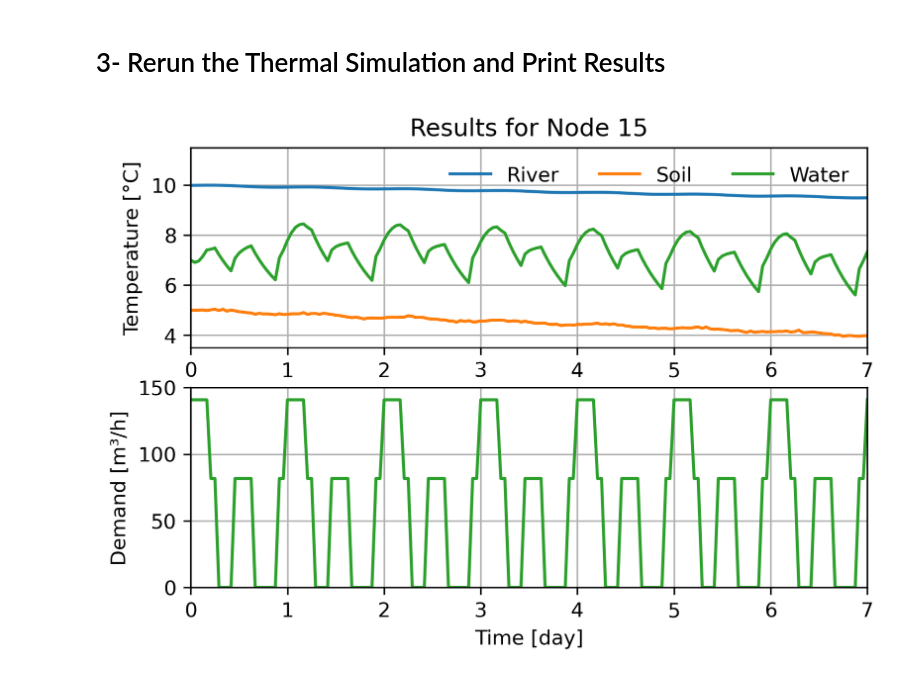
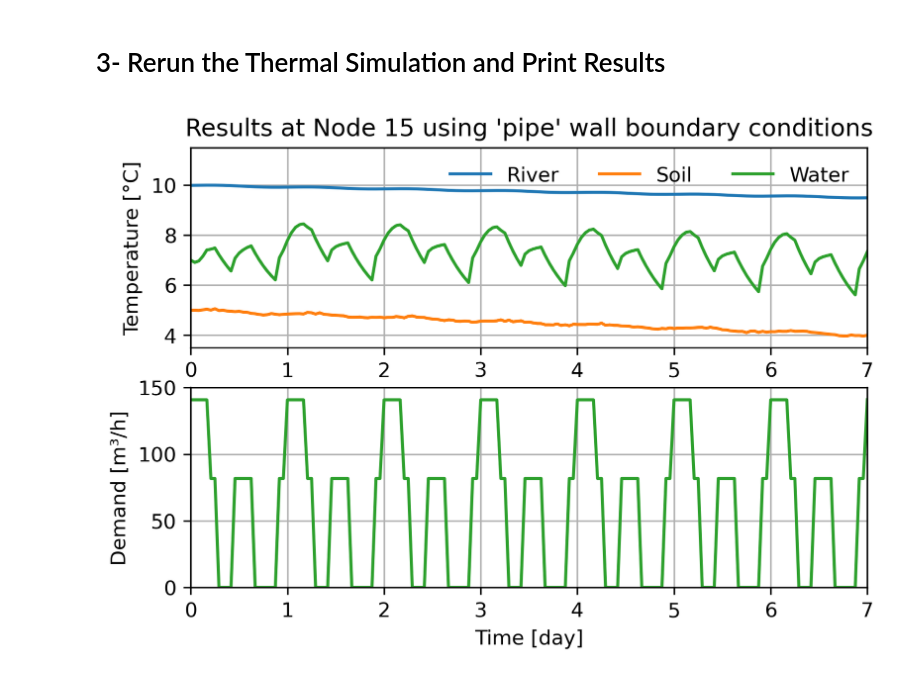
Before and after one commit to MMoatazTolba/WNTR, a Jupyter notebook: examples/thermal_simulation_tutorial.ipynb, the cells around one changed output. Cells and saved outputs as stored; diff of their text form; code cells hidden in the pictures.

```diff
--- a/examples/thermal_simulation_tutorial.ipynb
+++ b/examples/thermal_simulation_tutorial.ipynb
@@ -177,29 +178,29 @@ Additionally the thermal model uses the `specific_gravity` in the `HydraulicOpti
 # %%
 # Rerun the thermal simulation. This time with the weather data given
 Tsim = wntr.sim.ThermalSimulator(wn, results, weather)
 results = Tsim.run_sim()
 
 # Replot results for node '15'
 Tw = results.node['temperature']
 Ts  = results.node['soil_temperature']
 
 fig, ax = plt.subplots(2,1, figsize=(6,4), dpi=300)
 plt.subplot(2,1,1)
 plt.plot(time, Tw['River'], time, Ts['15'], time, Tw['15'])
 plt.ylabel('Temperature [°C]')
 plt.legend(['River','Soil', 'Water'],ncols=3,frameon=False)
 plt.axis([0,7,3.5,11.5])
 plt.grid(visible=True)
-plt.title('Results for Node 15')
+plt.title("Results at Node 15 using 'pipe' wall boundary conditions")
 
 plt.subplot(2,1,2)
 plt.plot(time, demand['15'],'tab:green')
 plt.xlabel('Time [day]'); plt.ylabel('Demand [m³/h]')
 plt.grid(visible=True)
 plt.axis([0,7,0,150])
 plt.show()
 # %% [output]
-[figure, old version]
+[figure, new version]
 # %%
 fig, ax = plt.subplots(2,1, figsize=(6,4), dpi=300)
 plt.subplot(2,1,1)
```
Also changed, not shown: parts of 3 cells of this notebook.
